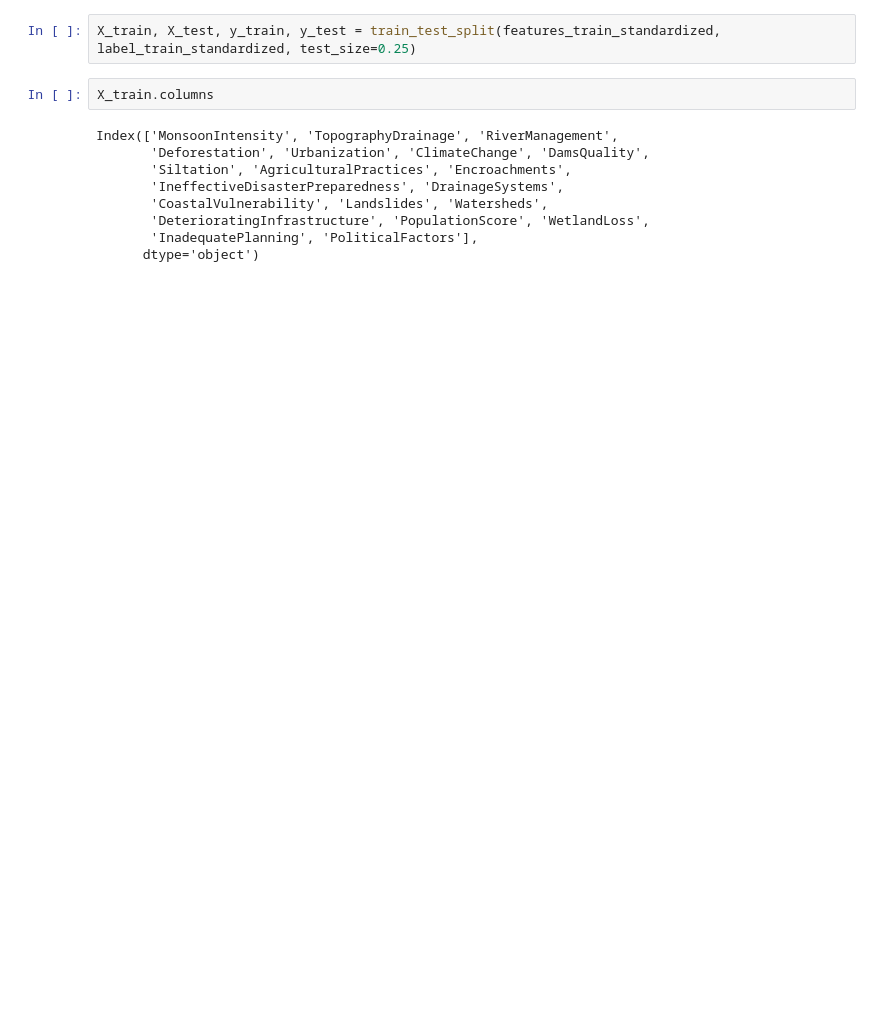
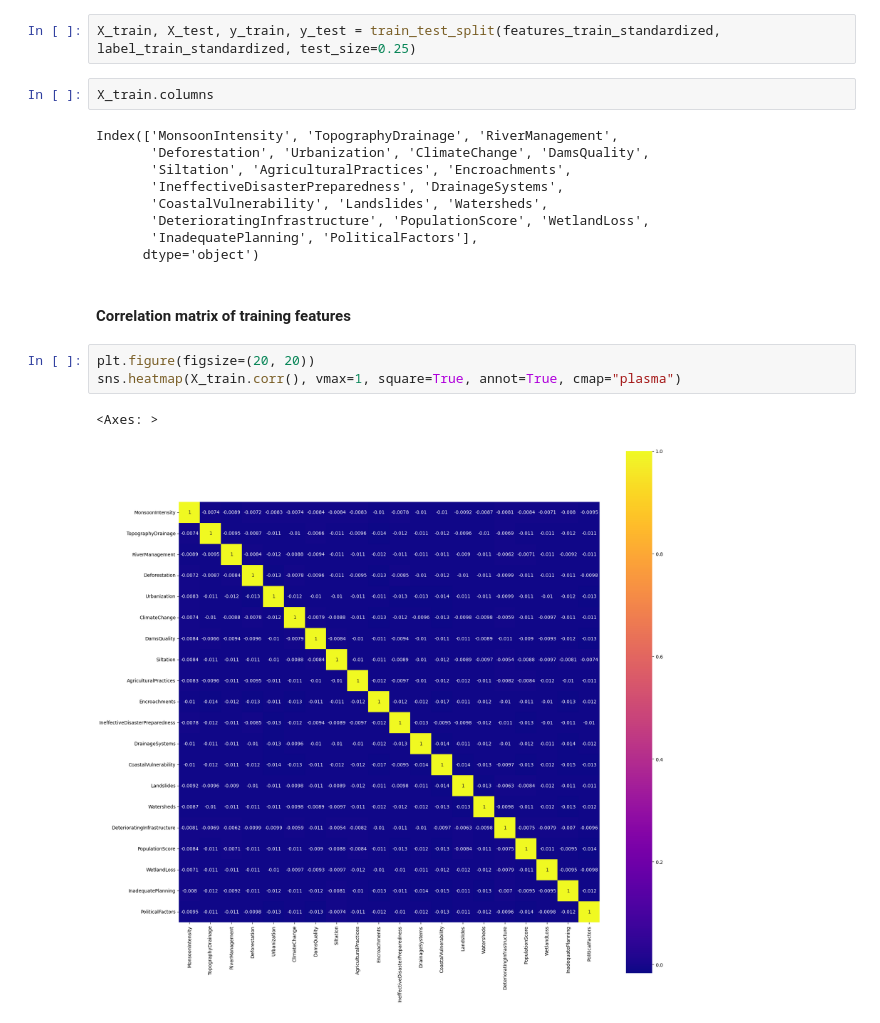
Before and after one commit to nsp8/Machine-Learning-Resources, a Jupyter notebook: regression_flood_prediction.ipynb, the cells around one changed output. Drawn from its saved outputs; the diff is of its cells as text; blank space fills up the shorter version.

```diff
--- a/regression_flood_prediction.ipynb
+++ b/regression_flood_prediction.ipynb
@@ -160,3 +286,11 @@ Index(['MonsoonIntensity', 'TopographyDrainage', 'RiverManagement',
        'DeterioratingInfrastructure', 'PopulationScore', 'WetlandLoss',
        'InadequatePlanning', 'PoliticalFactors'],
       dtype='object')
+# %% [markdown]
+#### Correlation matrix of training features
+# %%
+plt.figure(figsize=(20, 20))
+sns.heatmap(X_train.corr(), vmax=1, square=True, annot=True, cmap="plasma")
+# %% [output]
+<Axes: >
+[figure, added]
```
Also changed, not shown: parts of 22 cells of this notebook.
